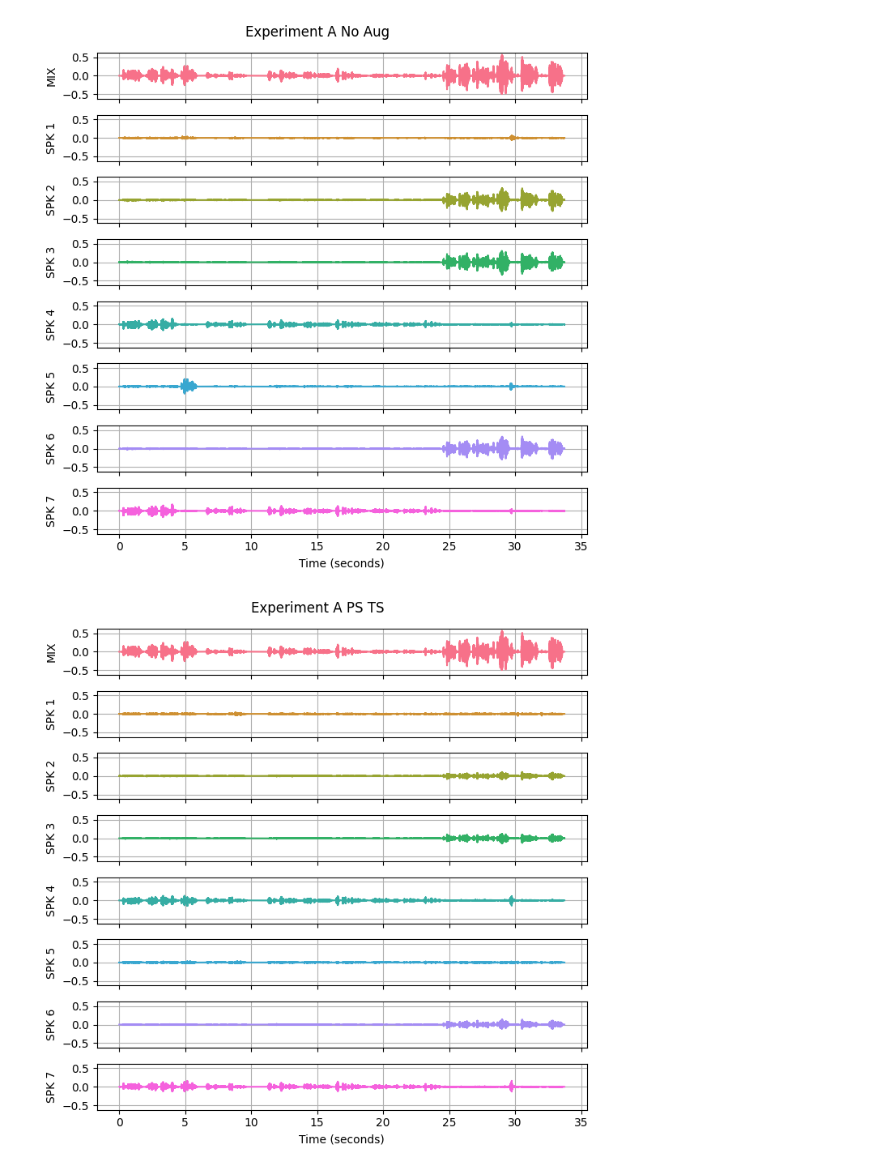
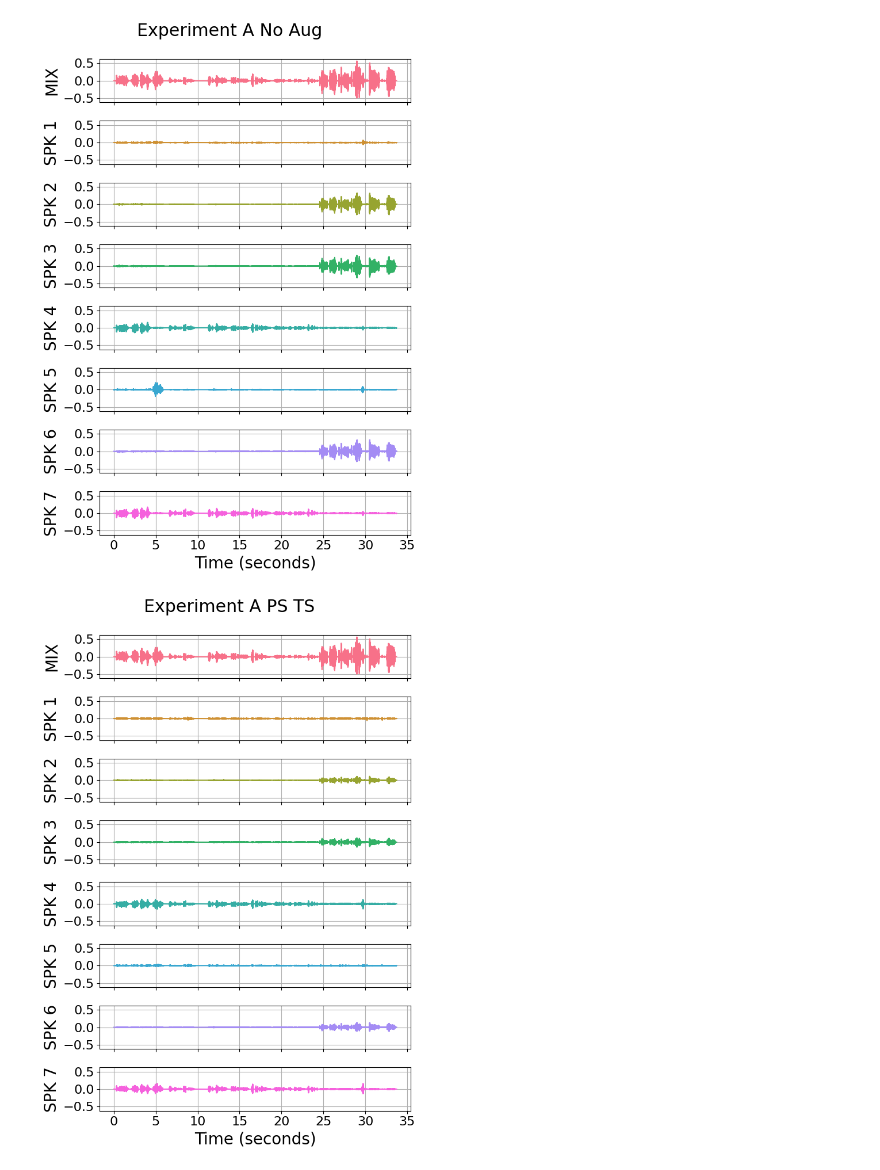
Before and after one commit to mp-smc23/demucs-v2-ps-ts, a Jupyter notebook: plot_separation.ipynb, the cells around one changed output. Saved outputs shown, nothing was run; the diff lists cells and outputs as text; code cells hidden in the pictures.

```diff
--- a/plot_separation.ipynb
+++ b/plot_separation.ipynb
@@ -5,13 +5,14 @@ import pandas as pd
 import seaborn as sns
 import glob
 import librosa
+plt.rcParams.update({'font.size': 18, 'axes.titlesize': 22, 'axes.labelsize': 20, 'xtick.labelsize': 16, 'ytick.labelsize': 16, 'legend.fontsize': 16})
 # %%
 dirs = sorted(glob.glob('separated/Experiment A*/'))
 
 for d in dirs:
     files = sorted(glob.glob(d + 'mixture/*.wav'))
     # create subplots with shared x-axis
-    fig, axs = plt.subplots(len(files), 1, figsize=(7, 1 * len(files)), sharex=True)
+    fig, axs = plt.subplots(len(files), 1, figsize=(7, 1.3 * len(files)), sharex=True)
 
     colors = sns.color_palette("husl", len(files))
     for idx, f in enumerate(files):
@@ -21,7 +22,7 @@ for d in dirs:
         t = np.arange(len(x)) / sr
         # plot the wave form with time axis and unique color
         axs[idx].plot(t, x, color=colors[idx])
-        axs[idx].set_ylabel(f'Speaker {idx+1}')
+        axs[idx].set_ylabel(f'Spk {idx+1}')
         # find the maximum absolute amplitude across all signals in this directory
         max_amp = 0
         for f_check in files:
@@ -41,33 +42,33 @@ for d in dirs:
 # %%
-def plot_mixture_waves_separated(directory, mix_path, fig_hight):
-    dirs = sorted(glob.glob(directory))
+def plot_mixture_waves_separated(directory, reference, mix_path, fig_hight):
+    dirs = sorted(glob.glob(directory)) + [reference]
 
     for d in dirs:
         files = sorted(glob.glob(d + 'mixture/*.wav'))
 
         fig, axs = plt.subplots(len(files) + 1, 1, figsize=(7, fig_hight), sharex=True)
         colors = sns.color_palette("husl", len(files)+1)
         for idx, f in enumerate(mix_path + files):
             x, sr = librosa.load(f, sr=None)
             t = np.arange(len(x)) / sr
             axs[idx].plot(t, x, color=colors[idx])
             axs[idx].set_ylabel(f'SPK {idx}')
             max_amp = 0
             for f_check in mix_path + files:
                 x_check, _ = librosa.load(f_check, sr=None)
                 max_amp = max(max_amp, np.max(np.abs(x_check)))
             ylim = (-1.1 * max_amp, 1.1 * max_amp)
             axs[idx].set_ylim(ylim)
             axs[idx].grid(True)
 
         axs[0].set_ylabel('MIX')
         axs[-1].set_xlabel('Time (seconds)')
-        plt.suptitle(d.split('/')[1])
+        plt.suptitle(d.split('/')[-2])
         plt.tight_layout()
         plt.show()
 
-plot_mixture_waves_separated('separated/Experiment A*/', ['/Users/mariapolak/Documents/AAU/Semester_4/convs/7speakers/noaug/test/TESTING10/mixture.wav'], 7)
-plot_mixture_waves_separated('separated/Experiment B*/', ['/Users/mariapolak/Documents/AAU/Semester_4/no_aug/test/TESTING11/mixture.wav'], 4)
+plot_mixture_waves_separated('separated/Experiment A*/', '/Users/mariapolak/Documents/AAU/Semester_4/convs/7speakers/noaug/test/TESTING10/Ground Truth/', ['/Users/mariapolak/Documents/AAU/Semester_4/convs/7speakers/noaug/test/TESTING10/mixture.wav'], 10)
+plot_mixture_waves_separated('separated/Experiment B*/', '/Users/mariapolak/Documents/AAU/Semester_4/no_aug/test/TESTING11/Ground Truth/', ['/Users/mariapolak/Documents/AAU/Semester_4/no_aug/test/TESTING11/mixture.wav'], 6)
 # %% [output]
-[figure, old version]
+[figure, new version]
-[figure, old version]
+[figure, new version]
```
Also changed, not shown: parts of 3 cells of this notebook, 13 other files.
